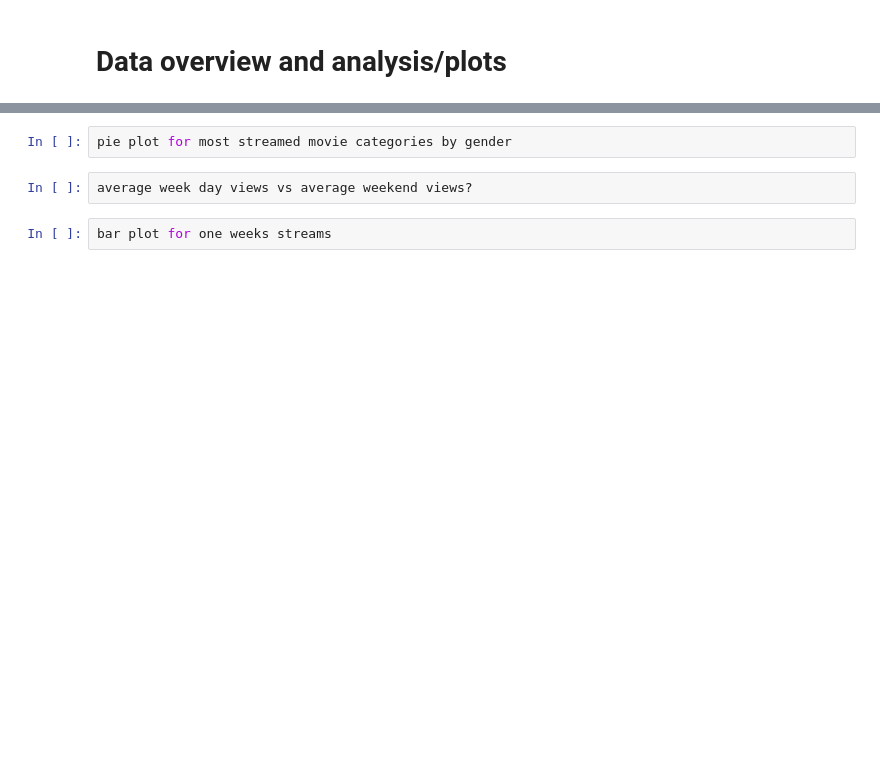
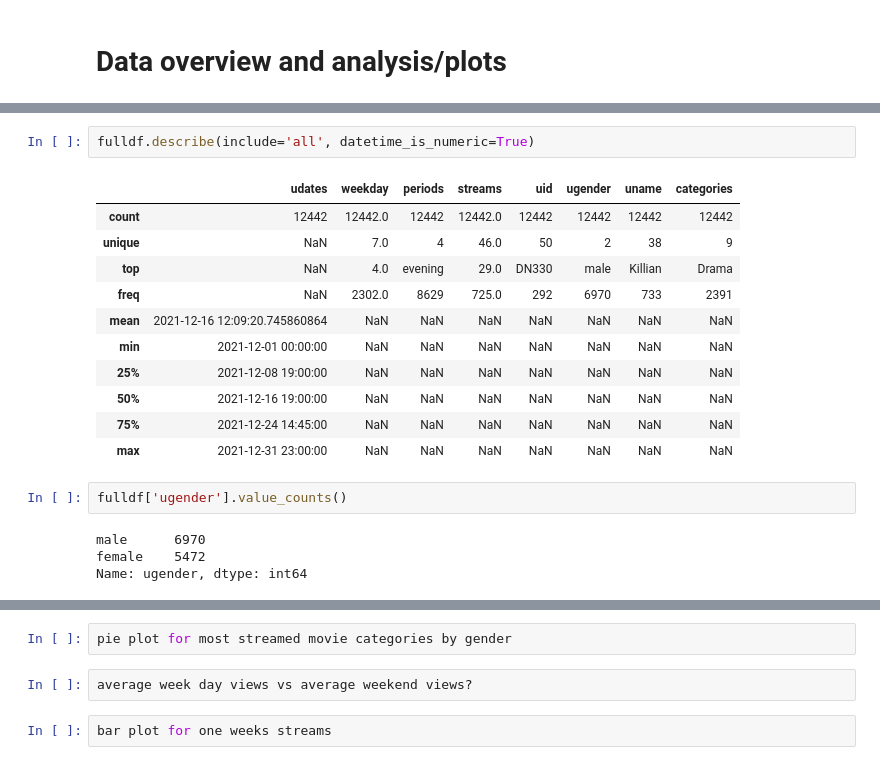
Before and after one commit to Mantvydas-data/Programming-for-DA-2021-Proj, a Jupyter notebook: project.ipynb, the cells around one changed output, grey strips where cells are left out. Drawn from its saved outputs; the diff is of its cells as text; blank space fills up the shorter version.

```diff
--- a/project.ipynb
+++ b/project.ipynb
@@ -439,0 +476,20 @@ Descriptive statistics
+# %%
+fulldf.describe(include='all', datetime_is_numeric=True)
+# %% [output]
+|  | udates | weekday | periods | streams | uid | ugender | uname | categories |
+| count | 12442 | 12442.0 | 12442 | 12442.0 | 12442 | 12442 | 12442 | 12442 |
+| unique | NaN | 7.0 | 4 | 46.0 | 50 | 2 | 38 | 9 |
+| top | NaN | 4.0 | evening | 29.0 | DN330 | male | Killian | Drama |
+| freq | NaN | 2302.0 | 8629 | 725.0 | 292 | 6970 | 733 | 2391 |
+| mean | 2021-12-16 12:09:20.745860864 | NaN | NaN | NaN | NaN | NaN | NaN | NaN |
+| min | 2021-12-01 00:00:00 | NaN | NaN | NaN | NaN | NaN | NaN | NaN |
+| 25% | 2021-12-08 19:00:00 | NaN | NaN | NaN | NaN | NaN | NaN | NaN |
+| 50% | 2021-12-16 19:00:00 | NaN | NaN | NaN | NaN | NaN | NaN | NaN |
+| 75% | 2021-12-24 14:45:00 | NaN | NaN | NaN | NaN | NaN | NaN | NaN |
+| max | 2021-12-31 23:00:00 | NaN | NaN | NaN | NaN | NaN | NaN | NaN |
+# %%
+fulldf['ugender'].value_counts()
+# %% [output]
+male      6970
+female    5472
+Name: ugender, dtype: int64
```
Also changed, not shown: parts of 14 cells of this notebook, 1 other file.
